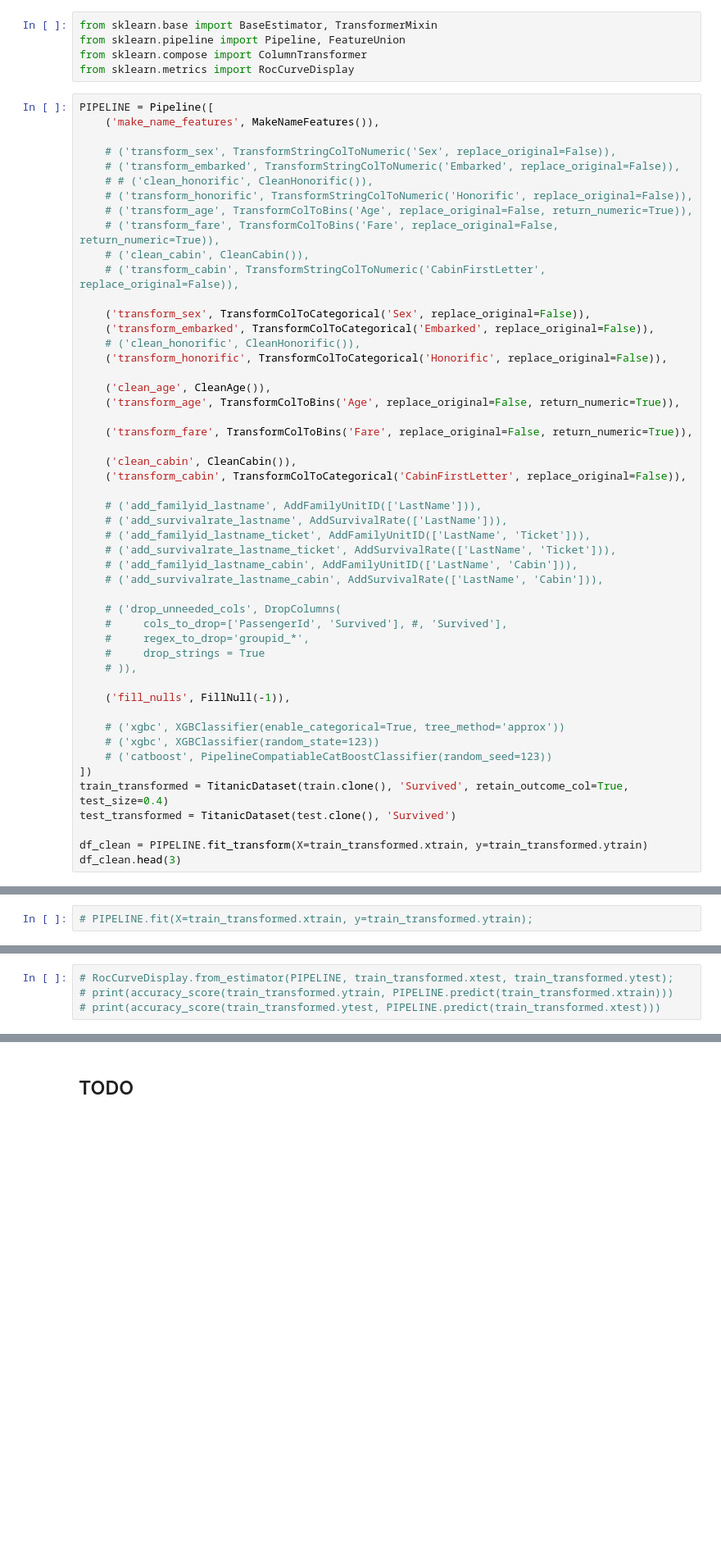
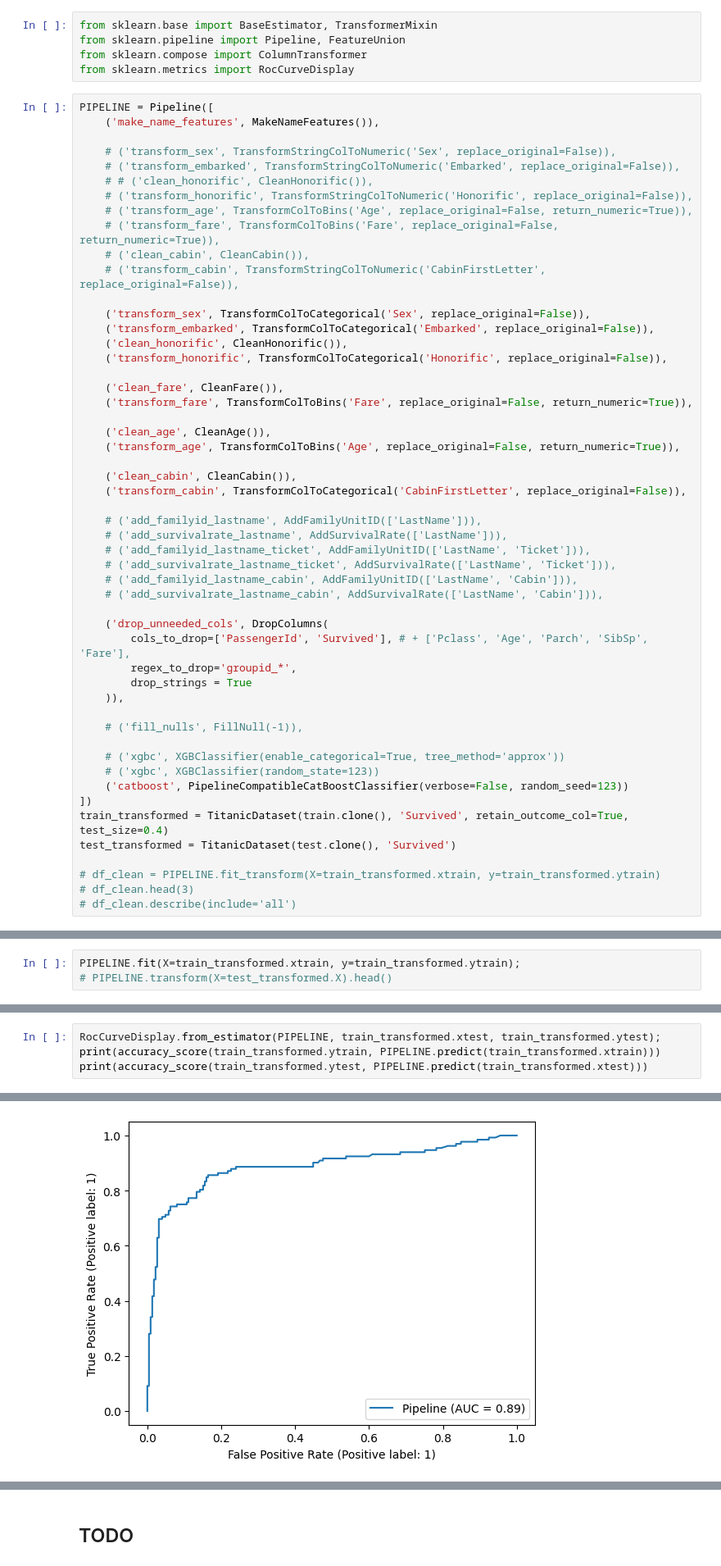
Before and after one commit to yjtek/kaggle, a Jupyter notebook: 1. Titanic/explore.ipynb, the cells around one changed output, grey strips where cells are left out. Shown: that part at 82% size. Cells and saved outputs as stored; diff of their text form; blank space fills up the shorter version.

```diff
--- a/1. Titanic/explore.ipynb
+++ b/1. Titanic/explore.ipynb
@@ -149,13 +116,14 @@ PIPELINE = Pipeline([
 
     ('transform_sex', TransformColToCategorical('Sex', replace_original=False)),
     ('transform_embarked', TransformColToCategorical('Embarked', replace_original=False)),
-    # ('clean_honorific', CleanHonorific()),
+    ('clean_honorific', CleanHonorific()),
     ('transform_honorific', TransformColToCategorical('Honorific', replace_original=False)),
+
+    ('clean_fare', CleanFare()),
+    ('transform_fare', TransformColToBins('Fare', replace_original=False, return_numeric=True)),
 
     ('clean_age', CleanAge()),
     ('transform_age', TransformColToBins('Age', replace_original=False, return_numeric=True)),
-
-    ('transform_fare', TransformColToBins('Fare', replace_original=False, return_numeric=True)),
 
     ('clean_cabin', CleanCabin()),
     ('transform_cabin', TransformColToCategorical('CabinFirstLetter', replace_original=False)),
@@ -167,21 +135,22 @@ PIPELINE = Pipeline([
     # ('add_familyid_lastname_cabin', AddFamilyUnitID(['LastName', 'Cabin'])),
     # ('add_survivalrate_lastname_cabin', AddSurvivalRate(['LastName', 'Cabin'])),
 
-    # ('drop_unneeded_cols', DropColumns(
-    #     cols_to_drop=['PassengerId', 'Survived'], #, 'Survived'],
-    #     regex_to_drop='groupid_*',
-    #     drop_strings = True
-    # )),
+    ('drop_unneeded_cols', DropColumns(
+        cols_to_drop=['PassengerId', 'Survived'], # + ['Pclass', 'Age', 'Parch', 'SibSp', 'Fare'],
+        regex_to_drop='groupid_*',
+        drop_strings = True
+    )),
 
-    ('fill_nulls', FillNull(-1)),
+    # ('fill_nulls', FillNull(-1)),
 
     # ('xgbc', XGBClassifier(enable_categorical=True, tree_method='approx'))
     # ('xgbc', XGBClassifier(random_state=123))
-    # ('catboost', PipelineCompatiableCatBoostClassifier(random_seed=123))
+    ('catboost', PipelineCompatibleCatBoostClassifier(verbose=False, random_seed=123))
 ])
 train_transformed = TitanicDataset(train.clone(), 'Survived', retain_outcome_col=True, test_size=0.4)
 test_transformed = TitanicDataset(test.clone(), 'Survived')
 
-df_clean = PIPELINE.fit_transform(X=train_transformed.xtrain, y=train_transformed.ytrain)
-df_clean.head(3)
+# df_clean = PIPELINE.fit_transform(X=train_transformed.xtrain, y=train_transformed.ytrain)
+# df_clean.head(3)
+# df_clean.describe(include='all')
 # %% [output]
@@ -208,2 +158,3 @@ df_clean.describe(include='all')
 # %%
-# PIPELINE.fit(X=train_transformed.xtrain, y=train_transformed.ytrain);
+PIPELINE.fit(X=train_transformed.xtrain, y=train_transformed.ytrain);
+# PIPELINE.transform(X=test_transformed.X).head()
@@ -210,4 +167,5 @@ df_clean.describe(include='all')
 # %%
-# RocCurveDisplay.from_estimator(PIPELINE, train_transformed.xtest, train_transformed.ytest);
-# print(accuracy_score(train_transformed.ytrain, PIPELINE.predict(train_transformed.xtrain)))
-# print(accuracy_score(train_transformed.ytest, PIPELINE.predict(train_transformed.xtest)))
+RocCurveDisplay.from_estimator(PIPELINE, train_transformed.xtest, train_transformed.ytest);
+print(accuracy_score(train_transformed.ytrain, PIPELINE.predict(train_transformed.xtrain)))
+print(accuracy_score(train_transformed.ytest, PIPELINE.predict(train_transformed.xtest)))
+# %% [output]
@@ -213,0 +174 @@ df_clean.describe(include='all')
+[figure, added]
```
Also changed, not shown: parts of 11 cells of this notebook, 5 other files.
